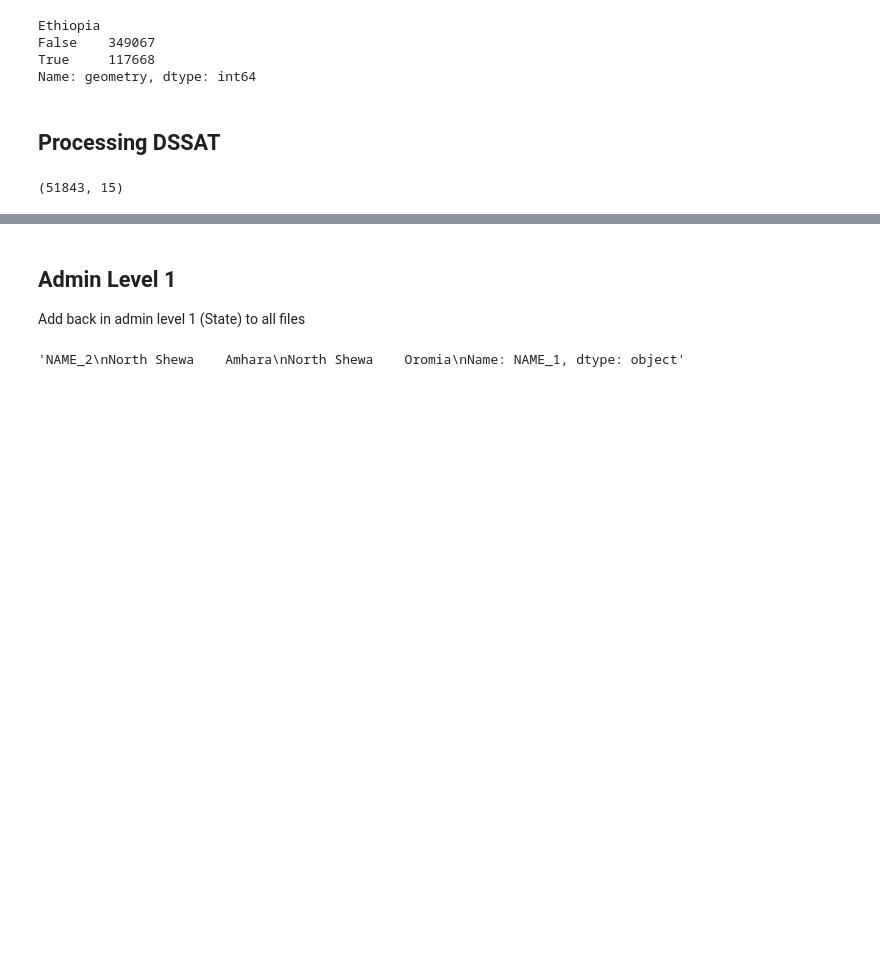
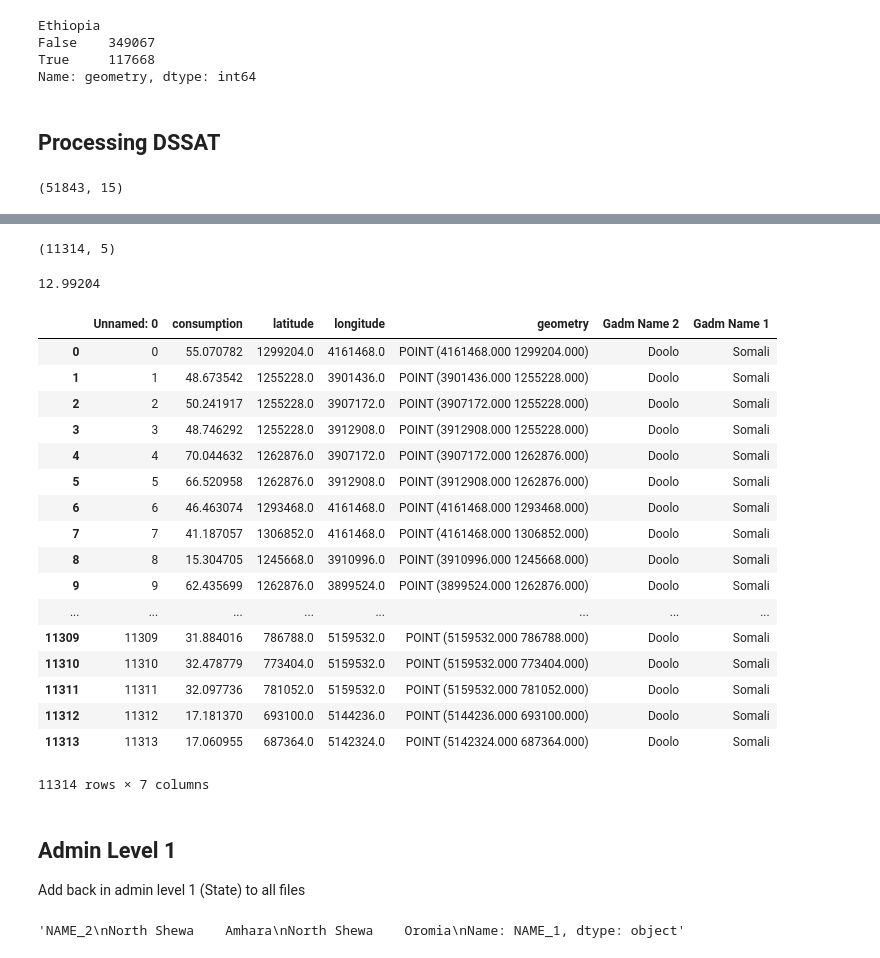
Before and after one commit to WorldModelers/ModelService, a Jupyter notebook: Model-Outputs/geojson-formatting.ipynb, the cells around one changed output, grey strips where cells are left out. Drawn from its saved outputs; the diff is of its cells as text; code cells hidden in the pictures; blank space fills up the shorter version.

```diff
--- a/Model-Outputs/geojson-formatting.ipynb
+++ b/Model-Outputs/geojson-formatting.ipynb
@@ -135,0 +138,13 @@ dssat.to_file("dssat.geojson", driver="GeoJSON")
+# %%
+consumption = pd.read_csv('consumption.csv')
+
+consumption = gpd.GeoDataFrame(
+    consumption, geometry=gpd.points_from_xy(consumption.longitude, consumption.latitude))
+# %%
+consumption.shape
+# %% [output]
+(11314, 5)
+# %%
+consumption['Gadm Name 2'] = consumption.apply(lambda row: near(row.geometry), axis=1)
+# %%
+consumption['Gadm Name 1'] = consumption.apply(lambda row: near_gadm1(row.geometry), axis=1)
@@ -136,3 +153,28 @@ dssat.to_file("dssat.geojson", driver="GeoJSON")
+# %%
+1299204/100000
+# %% [output]
+12.99204
+# %%
+consumption
+# %% [output]
+|  | Unnamed: 0 | consumption | latitude | longitude | geometry | Gadm Name 2 | Gadm Name 1 |
+| 0 | 0 | 55.070782 | 1299204.0 | 4161468.0 | POINT (4161468.000 1299204.000) | Doolo | Somali |
+| 1 | 1 | 48.673542 | 1255228.0 | 3901436.0 | POINT (3901436.000 1255228.000) | Doolo | Somali |
+| 2 | 2 | 50.241917 | 1255228.0 | 3907172.0 | POINT (3907172.000 1255228.000) | Doolo | Somali |
+| 3 | 3 | 48.746292 | 1255228.0 | 3912908.0 | POINT (3912908.000 1255228.000) | Doolo | Somali |
+| 4 | 4 | 70.044632 | 1262876.0 | 3907172.0 | POINT (3907172.000 1262876.000) | Doolo | Somali |
+| 5 | 5 | 66.520958 | 1262876.0 | 3912908.0 | POINT (3912908.000 1262876.000) | Doolo | Somali |
+| 6 | 6 | 46.463074 | 1293468.0 | 4161468.0 | POINT (4161468.000 1293468.000) | Doolo | Somali |
+| 7 | 7 | 41.187057 | 1306852.0 | 4161468.0 | POINT (4161468.000 1306852.000) | Doolo | Somali |
+| 8 | 8 | 15.304705 | 1245668.0 | 3910996.0 | POINT (3910996.000 1245668.000) | Doolo | Somali |
+| 9 | 9 | 62.435699 | 1262876.0 | 3899524.0 | POINT (3899524.000 1262876.000) | Doolo | Somali |
+| ... | ... | ... | ... | ... | ... | ... | ... |
+| 11309 | 11309 | 31.884016 | 786788.0 | 5159532.0 | POINT (5159532.000 786788.000) | Doolo | Somali |
+| 11310 | 11310 | 32.478779 | 773404.0 | 5159532.0 | POINT (5159532.000 773404.000) | Doolo | Somali |
+| 11311 | 11311 | 32.097736 | 781052.0 | 5159532.0 | POINT (5159532.000 781052.000) | Doolo | Somali |
+| 11312 | 11312 | 17.181370 | 693100.0 | 5144236.0 | POINT (5144236.000 693100.000) | Doolo | Somali |
+| 11313 | 11313 | 17.060955 | 687364.0 | 5142324.0 | POINT (5142324.000 687364.000) | Doolo | Somali |
+11314 rows × 7 columns
 # %% [markdown]
 ## Admin Level 1
 Add back in admin level 1 (State) to all files
```
Also changed, not shown: parts of 2 cells of this notebook, 2 other files.
